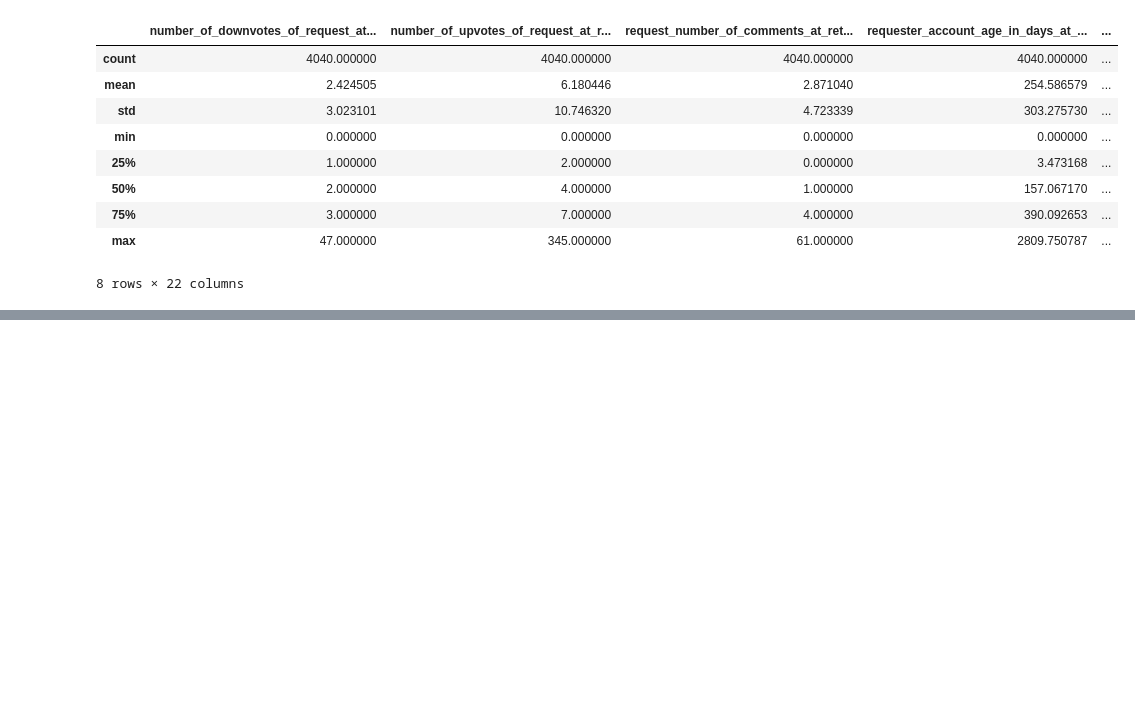
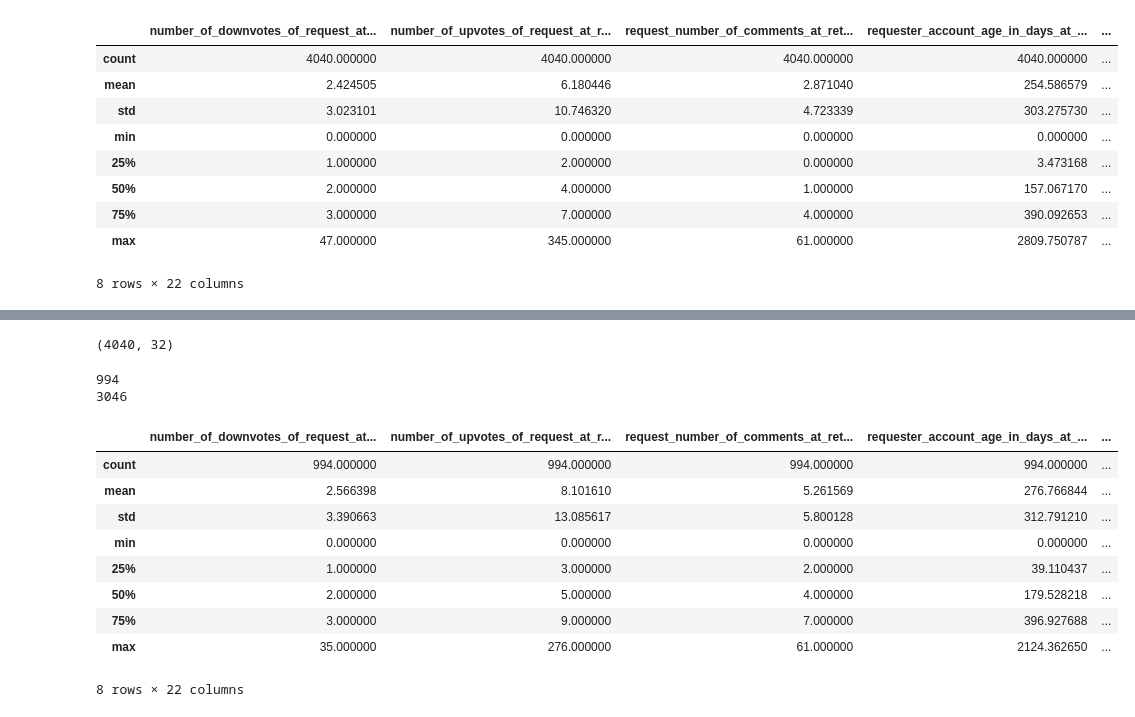
Before and after one commit to ssburgan/w207_final_project, a Jupyter notebook: notebooks/review_notebook_sybil.ipynb, the cells around one changed output, grey strips where cells are left out. Drawn from its saved outputs; the diff is of its cells as text; code cells hidden in the pictures; blank space fills up the shorter version.

```diff
--- a/notebooks/review_notebook_sybil.ipynb
+++ b/notebooks/review_notebook_sybil.ipynb
@@ -58,0 +69,25 @@ train.describe()
+# %%
+train.shape
+# %% [output]
+(4040, 32)
+# %%
+pizza = train[train['requester_received_pizza']==True]
+no_pizza = train[train['requester_received_pizza']==False]
+print(len(pizza))
+print(len(no_pizza))
+# %% [output]
+994
+3046
+# %%
+pizza.describe()
+# %% [output]
+|  | number_of_downvotes_of_request_at... | number_of_upvotes_of_request_at_r... | request_number_of_comments_at_ret... | requester_account_age_in_days_at_... | ... |
+| count | 994.000000 | 994.000000 | 994.000000 | 994.000000 | ... |
+| mean | 2.566398 | 8.101610 | 5.261569 | 276.766844 | ... |
+| std | 3.390663 | 13.085617 | 5.800128 | 312.791210 | ... |
+| min | 0.000000 | 0.000000 | 0.000000 | 0.000000 | ... |
+| 25% | 1.000000 | 3.000000 | 2.000000 | 39.110437 | ... |
+| 50% | 2.000000 | 5.000000 | 4.000000 | 179.528218 | ... |
+| 75% | 3.000000 | 9.000000 | 7.000000 | 396.927688 | ... |
+| max | 35.000000 | 276.000000 | 61.000000 | 2124.362650 | ... |
+8 rows × 22 columns
```
Also changed, not shown: parts of 3 cells of this notebook.
